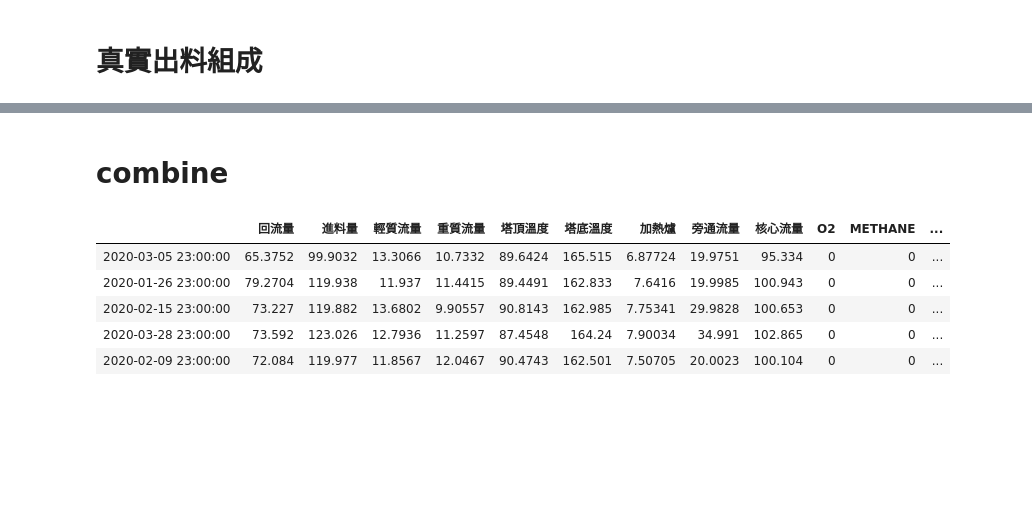
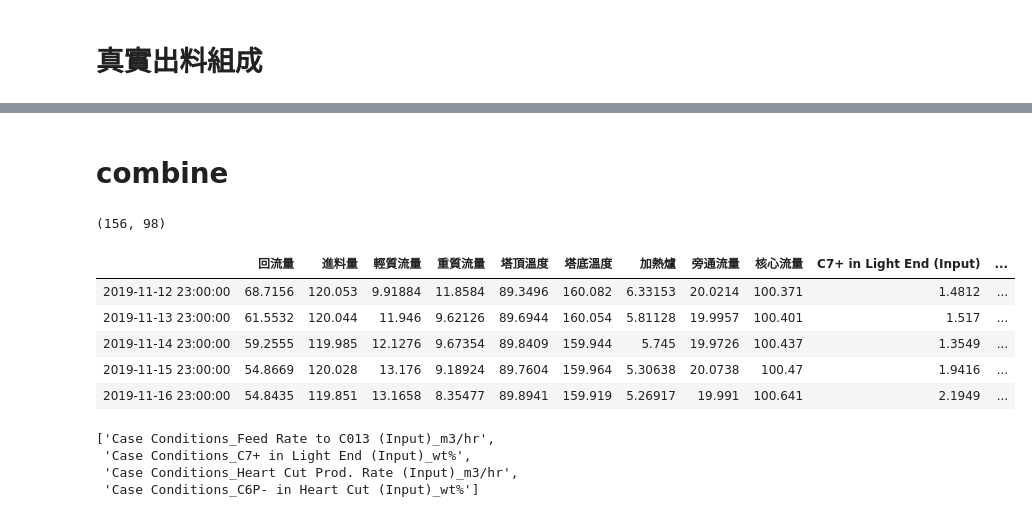
Before and after one commit to skywalker0803r/oil_project_20200424, a Jupyter notebook: notebook/ETL(現場數據).ipynb, the cells around one changed output, grey strips where cells are left out. Cells and saved outputs as stored; diff of their text form; code cells hidden in the pictures; blank space fills up the shorter version.

```diff
--- a/notebook/ETL(現場數據).ipynb
+++ b/notebook/ETL(現場數據).ipynb
@@ -118,0 +125,6 @@ lim.columns = cols
+# %%
+C7 = pd.read_excel('../data/phase_2/raw/other/lims data.xlsx',index_col=0,sheet_name='S001(LE)')
+C7 = C7.iloc[:,[-1]]
+C7.columns = C7.iloc[0].values
+C7 = C7.iloc[1:]
+C7.head(3).append(C7.tail(3))
@@ -119,28 +139,39 @@ lim.columns = cols
+# %% [markdown]
+# combine
 # %%
 commom_idx = list(set(入料組成.index)&set(重組組成.index))
 入料組成 = 入料組成.loc[commom_idx]
 重組組成 = 重組組成.loc[commom_idx]
-# %% [markdown]
-# combine
 # %%
 from datetime import timedelta
 
 real_df = pd.DataFrame(columns=dcs.columns.tolist()+
+                       C7.columns.tolist()+
                        入料組成.columns.tolist()+
                        重組組成.columns.tolist())
 
 delta = timedelta(hours=3)
 
-for i in 入料組成.index:
+for i in sorted(入料組成.index):
     real_df.loc[i,入料組成.columns] = 入料組成.loc[i].values
     real_df.loc[i,重組組成.columns] = 重組組成.loc[i].values
     real_df.loc[i,dcs.columns] = dcs.loc[i-delta:i].mean(axis=0).values #近三小時操作平均值
+    real_df.loc[i,C7.columns] = C7.loc[:i].values[-1] #在i時間點之前的最後一筆
 
+print(real_df.shape)
 real_df.head()
 # %% [output]
+(156, 98)
-|  | 回流量 | 進料量 | 輕質流量 | 重質流量 | 塔頂溫度 | 塔底溫度 | 加熱爐 | 旁通流量 | 核心流量 | O2 | METHANE | ... |
-| 2020-03-05 23:00:00 | 65.3752 | 99.9032 | 13.3066 | 10.7332 | 89.6424 | 165.515 | 6.87724 | 19.9751 | 95.334 | 0 | 0 | ... |
-| 2020-01-26 23:00:00 | 79.2704 | 119.938 | 11.937 | 11.4415 | 89.4491 | 162.833 | 7.6416 | 19.9985 | 100.943 | 0 | 0 | ... |
-| 2020-02-15 23:00:00 | 73.227 | 119.882 | 13.6802 | 9.90557 | 90.8143 | 162.985 | 7.75341 | 29.9828 | 100.653 | 0 | 0 | ... |
-| 2020-03-28 23:00:00 | 73.592 | 123.026 | 12.7936 | 11.2597 | 87.4548 | 164.24 | 7.90034 | 34.991 | 102.865 | 0 | 0 | ... |
-| 2020-02-09 23:00:00 | 72.084 | 119.977 | 11.8567 | 12.0467 | 90.4743 | 162.501 | 7.50705 | 20.0023 | 100.104 | 0 | 0 | ... |
+|  | 回流量 | 進料量 | 輕質流量 | 重質流量 | 塔頂溫度 | 塔底溫度 | 加熱爐 | 旁通流量 | 核心流量 | C7+ in Light End (Input) | ... |
+| 2019-11-12 23:00:00 | 68.7156 | 120.053 | 9.91884 | 11.8584 | 89.3496 | 160.082 | 6.33153 | 20.0214 | 100.371 | 1.4812 | ... |
+| 2019-11-13 23:00:00 | 61.5532 | 120.044 | 11.946 | 9.62126 | 89.6944 | 160.054 | 5.81128 | 19.9957 | 100.401 | 1.517 | ... |
+| 2019-11-14 23:00:00 | 59.2555 | 119.985 | 12.1276 | 9.67354 | 89.8409 | 159.944 | 5.745 | 19.9726 | 100.437 | 1.3549 | ... |
+| 2019-11-15 23:00:00 | 54.8669 | 120.028 | 13.176 | 9.18924 | 89.7604 | 159.964 | 5.30638 | 20.0738 | 100.47 | 1.9416 | ... |
+| 2019-11-16 23:00:00 | 54.8435 | 119.851 | 13.1658 | 8.35477 | 89.8941 | 159.919 | 5.26917 | 19.991 | 100.641 | 2.1949 | ... |
+# %%
+col_names['case']
+# %% [output]
+['Case Conditions_Feed Rate to C013 (Input)_m3/hr',
+ 'Case Conditions_C7+ in Light End (Input)_wt%',
+ 'Case Conditions_Heart Cut Prod. Rate (Input)_m3/hr',
+ 'Case Conditions_C6P- in Heart Cut (Input)_wt%']
```
Also changed, not shown: parts of 8 cells of this notebook.
